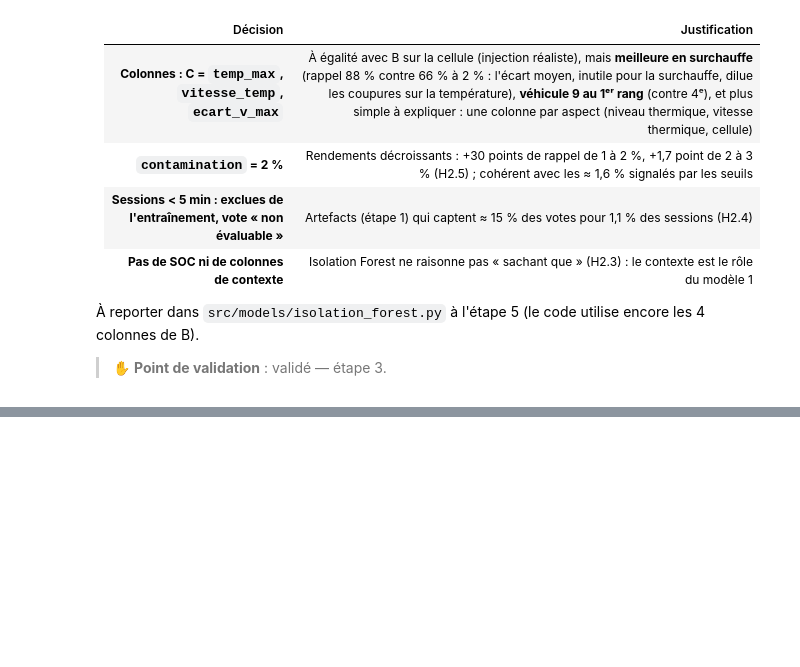
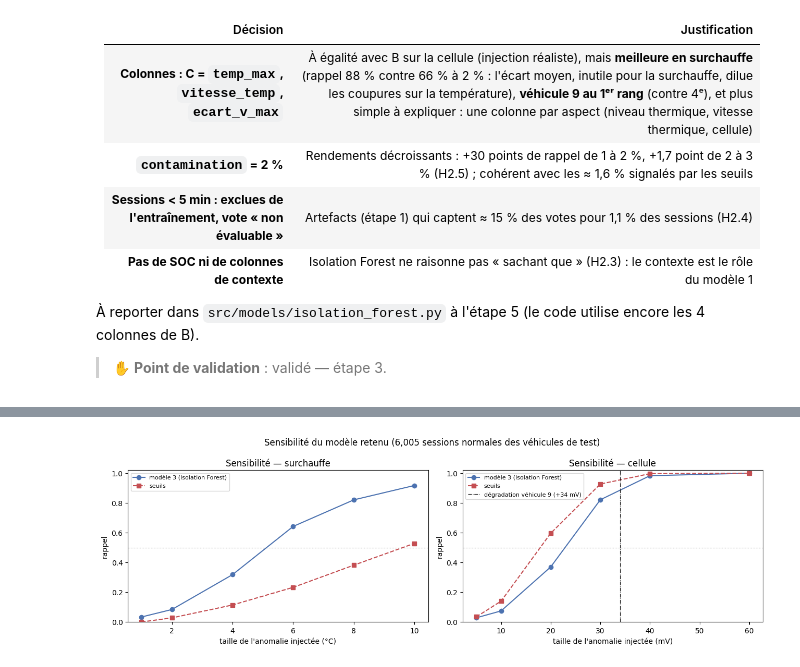
Before and after one commit to AMij0101982872/DETECTION-ANOMALIE-BATTERIE, a Jupyter notebook: notebooks/04_modele3_isolation_forest.ipynb, the cells around one changed output, grey strips where cells are left out. Drawn from its saved outputs; the diff is of its cells as text; code cells hidden in the pictures; blank space fills up the shorter version.

```diff
--- a/notebooks/04_modele3_isolation_forest.ipynb
+++ b/notebooks/04_modele3_isolation_forest.ipynb
@@ -965,0 +1132,22 @@ H2.7 : CONFIRMÉE ✅   AUROC moy. (réaliste) : A = 0.903 · B = 0.985 · C = 0
+# %%
+fig, axes = plt.subplots(1, 2, figsize=(13, 4.2))
+for ax, t, unite, echelle, repere in [
+        (axes[0], "surchauffe", "°C", 1, None),
+        (axes[1], "cellule", "mV", 1000, (34, "dégradation véhicule 9 (+34 mV)"))]:
+    d = sensibilite[sensibilite["anomalie"] == t]
+    ax.plot(d["valeur"] * echelle, d["rappel modèle"], marker="o", color="#4C72B0", label="modèle 3 (Isolation Forest)")
+    ax.plot(d["valeur"] * echelle, d["rappel seuils"], marker="s", color="#C44E52", linestyle="--", label="seuils")
+    ax.axhline(0.5, color="grey", linewidth=0.8, linestyle=":")
+    if repere:
+        ax.axvline(repere[0], color="black", linewidth=0.8, linestyle="-.", label=repere[1])
+    ax.set_xlabel(f"taille de l'anomalie injectée ({unite})")
+    ax.set_ylabel("rappel")
+    ax.set_ylim(0, 1.02)
+    ax.set_title(f"Sensibilité — {t}")
+    ax.legend(fontsize=8)
+fig.suptitle(f"Sensibilité du modèle retenu ({len(normales_test):,} sessions normales des véhicules de test)")
+fig.tight_layout()
+fig.savefig(FIGURES_DIR / "if_sensibilite.png", dpi=120)
+plt.show()
+# %% [output]
+[figure, added]
```
Also changed, not shown: parts of 9 cells of this notebook, 2 other files.
